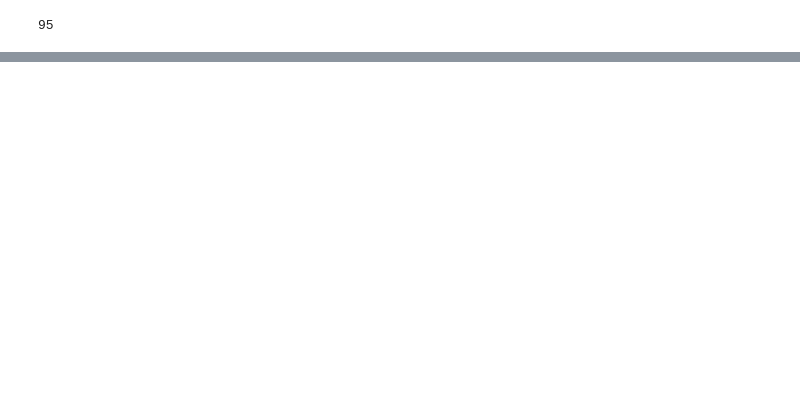
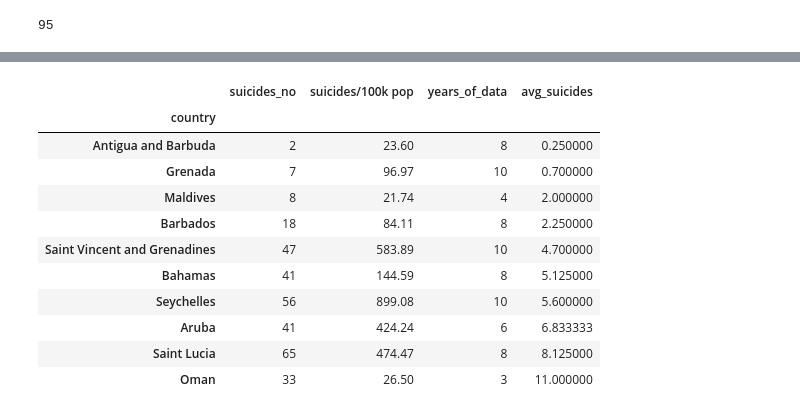
Before and after one commit to arw-625/Happiest-Generation, a Jupyter notebook: Happiest -Gen.ipynb, the cells around one changed output, grey strips where cells are left out. Cells and saved outputs as stored; diff of their text form; code cells hidden in the pictures; blank space fills up the shorter version.

```diff
--- a/Happiest -Gen.ipynb
+++ b/Happiest -Gen.ipynb
@@ -239,0 +272,16 @@ a
+# %%
+b = a.sort_values(by=["avg_suicides"])
+b.head(10)
+# %% [output]
+|  | suicides_no | suicides/100k pop | years_of_data | avg_suicides |
+| country |  |  |  |  |
+| Antigua and Barbuda | 2 | 23.60 | 8 | 0.250000 |
+| Grenada | 7 | 96.97 | 10 | 0.700000 |
+| Maldives | 8 | 21.74 | 4 | 2.000000 |
+| Barbados | 18 | 84.11 | 8 | 2.250000 |
+| Saint Vincent and Grenadines | 47 | 583.89 | 10 | 4.700000 |
+| Bahamas | 41 | 144.59 | 8 | 5.125000 |
+| Seychelles | 56 | 899.08 | 10 | 5.600000 |
+| Aruba | 41 | 424.24 | 6 | 6.833333 |
+| Saint Lucia | 65 | 474.47 | 8 | 8.125000 |
+| Oman | 33 | 26.50 | 3 | 11.000000 |
```
Also changed, not shown: parts of 21 cells of this notebook, 1 other file.
